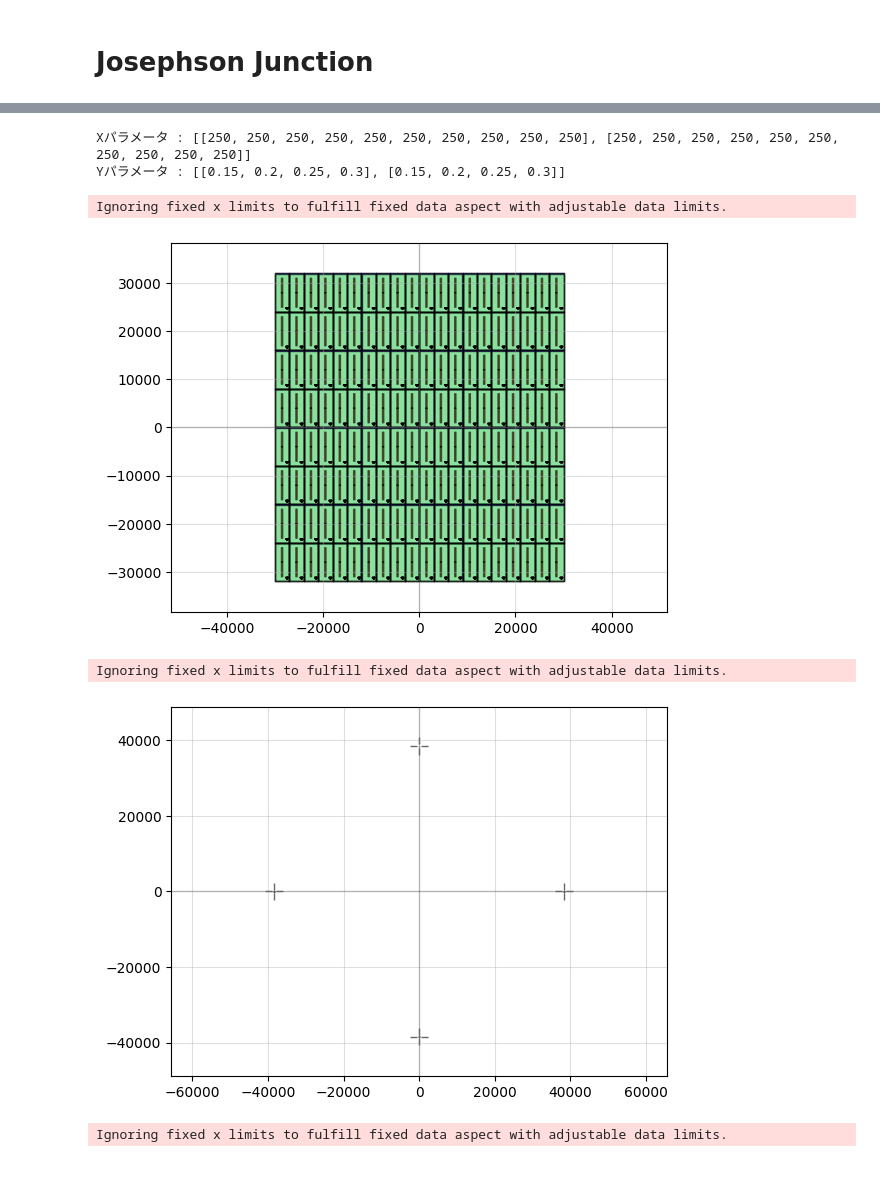
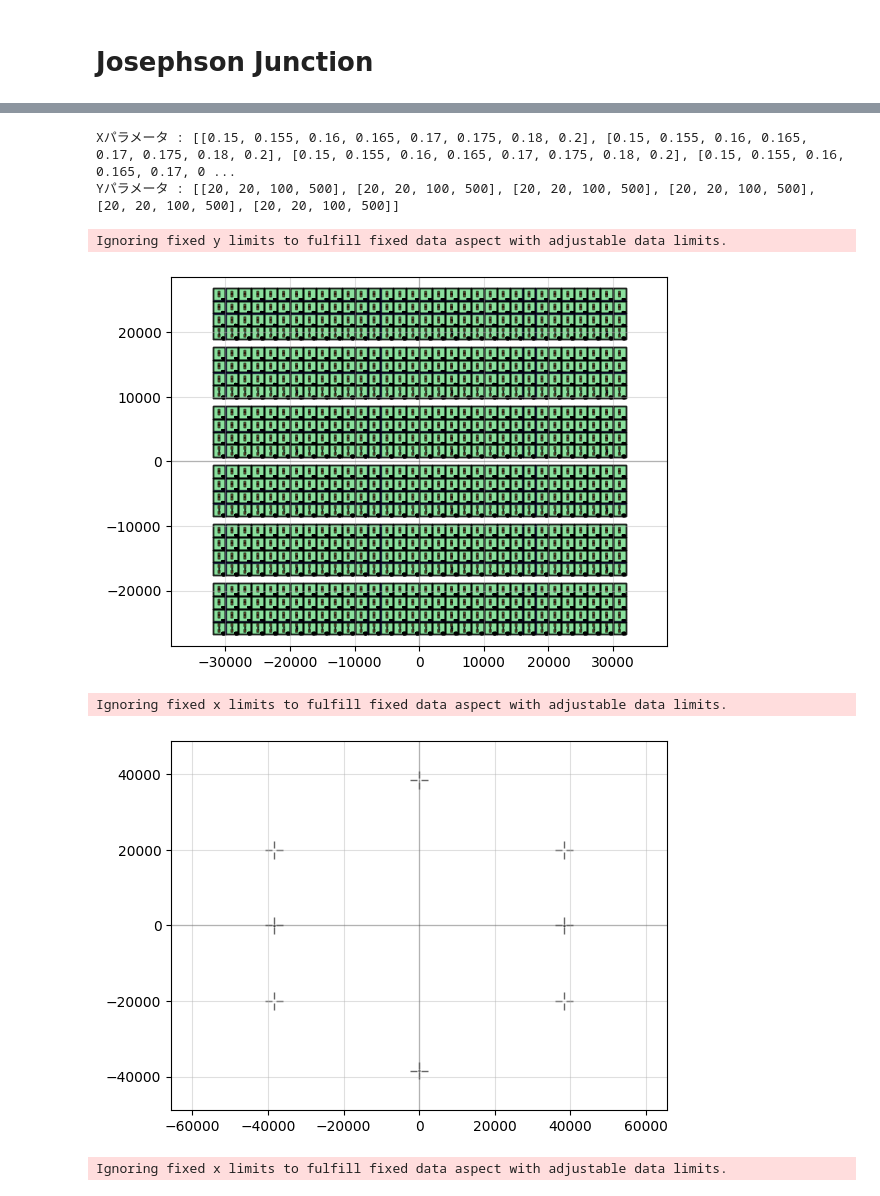
Before and after one commit to knakazono1999/Quantum-GDSDesign, a Jupyter notebook: transmon3D_nakazono.ipynb, the cells around one changed output, grey strips where cells are left out. Drawn from its saved outputs; the diff is of its cells as text; code cells hidden in the pictures.

```diff
--- a/transmon3D_nakazono.ipynb
+++ b/transmon3D_nakazono.ipynb
@@ -43,9 +43,9 @@ Username="nakazono"
 #テンポラリーかどうか(保険)
 temp=True
 
-wafertype = "sapphire" # silicon or sapphire
+wafertype = "silicon"#"sapphire" # silicon or sapphire
 JJtype = "manhattan" # manhattan or dolan
-Squid = True
+Squid = False
 Bandage = True
 EB_marker = True
 one_step =False
@@ -120,7 +120,7 @@ Ignoring fixed x limits to fulfill fixed data aspect with adjustable data limits
 # JJ = device_JJ(width = 0.3, JJtype = "manhattan", squid = True, bandage = False)
 # JJ = device_JJ(width = 0.3, JJtype = "manhattan", squid = False, bandage = False)
 # JJ = device_JJ(width = 0.135, JJtype = "manhattan", squid = True, bandage = True)
-JJ = device_JJ(width = 0.2, JJtype = "manhattan", squid = False, bandage = True)
+JJ = device_JJ(width = 0.2, JJtype = "manhattan", squid = False, bandage = True,Pad_gap=40)
 #JJ = device_JJ(width = 1.0, JJtype = "dolan", squid = True, bandage = False)
 # JJ = device_JJ(width = 1.0, JJtype = "dolan", squid = False, bandage = False)
 # JJ = device_JJ(width = 1.0, JJtype = "dolan", squid = True, bandage = True)
@@ -133,8 +133,8 @@ Ignoring fixed x limits to fulfill fixed data aspect with adjustable data limits
 wafer = device_Wafer(inch = 4)
 
 #ここの変数を変える
-x_variable="Grid_pad_width"
-y_variable="Grid_jj_width"
+x_variable="Grid_jj_width"
+y_variable="Grid_pad_gap"
 
 def base_custom_chip(params):
     """
@@ -146,6 +146,7 @@ def base_custom_chip(params):
 
     pad_width = params.get('Grid_pad_width', Pad_width)
     pad_height = params.get('Grid_pad_height', Pad_height)
+    pad_gap = params.get('Grid_pad_gap', Pad_gap)
     jj_width = params.get('Grid_jj_width', 0.2)
     finger_width = params.get('Grid_finger_width', 0.15) # Dolan用
 
@@ -157,18 +158,18 @@ def base_custom_chip(params):
     PAD = Device('PAD')
     rectangle = pg.rectangle((pad_width, pad_height), Pad_layer)
     rectangle.polygons[0].fillet(Pad_rounding)
-    PAD.add_ref(rectangle).movey(0.5 * Pad_gap)
-    PAD.add_ref(rectangle).mirror(p1=(0, 0), p2=(1, 0)).movey(-0.5 * Pad_gap)
+    PAD.add_ref(rectangle).movey(0.5 * pad_gap)
+    PAD.add_ref(rectangle).mirror(p1=(0, 0), p2=(1, 0)).movey(-0.5 * pad_gap)
     PAD.center = (0, 0)
     chip.add_ref(PAD)
 
     # --- JJ生成 ---
     if JJtype == "dolan":
-        JJ_squid = device_JJ(bridge_width=jj_width, finger_width=finger_width, JJtype=JJtype, squid=True, bandage=Bandage, photolitho=False)
-        JJ = device_JJ(bridge_width=jj_width, finger_width=finger_width, JJtype=JJtype, squid=False, bandage=Bandage, photolitho=False)
+        JJ_squid = device_JJ(bridge_width=jj_width, finger_width=finger_width, JJtype=JJtype, squid=True, bandage=Bandage, photolitho=False,Pad_gap=pad_gap)
+        JJ = device_JJ(bridge_width=jj_width, finger_width=finger_width, JJtype=JJtype, squid=False, bandage=Bandage, photolitho=False,Pad_gap=pad_gap)
     else: # manhattan
-        JJ_squid = device_JJ(width=jj_width, JJtype=JJtype, squid=True, bandage=Bandage, photolitho=False)
-        JJ = device_JJ(width=jj_width, JJtype=JJtype, squid=False, bandage=Bandage, photolitho=False)
+        JJ_squid = device_JJ(width=jj_width, JJtype=JJtype, squid=True, bandage=Bandage, photolitho=False,Pad_gap=pad_gap)
+        JJ = device_JJ(width=jj_width, JJtype=JJtype, squid=False, bandage=Bandage, photolitho=False,Pad_gap=pad_gap)
 
     if Squid:
         chip.add_ref(JJ_squid)
@@ -176,7 +177,8 @@ def base_custom_chip(params):
         chip.add_ref(JJ)
 
     # --- テキストラベル生成 ---
-    text_label = '\n'.join([f'{k}: {v}' for k, v in params.items()])
+    text_label = dt_date+f'\n'
+    text_label += '\n'.join([f'{k}: {v}' for k, v in params.items()])
     T = pg.text(text_label, size=Text_size, layer=Text_layer)
     T.center = (0,0)
     move_x = Text_pos_x * 0.5 * Chip_size_x
@@ -201,7 +203,7 @@ def base_custom_chip(params):
     TA.center = (0, 0)
     TA_squid = pg.copy(TA)
     TA_squid.add_ref(JJ_squid)
-    TA_squid.movex(2*TestPoint_box_width)
+    TA_squid.movex(4*TestPoint_box_width)
     TA.add_ref(JJ)
     TA.add_ref(TA_squid)
     TA.center = (0,0)
@@ -265,7 +267,7 @@ if grid_x_params and grid_y_params:
     # 外側のgridsweep: チップの「ブロック」を並べる
     #island_spacing=(70000, 0)
     #island_spacing=(3000, 8000)
-    island_spacing=(0,0)
+    island_spacing=(0,1000)
     D = pg.gridsweep(
         function=create_chip_block,
         param_x={'x_params_list': grid_x_params},
@@ -297,37 +299,37 @@ if island_spacing==(0,0):
 
     wafer.add_ref(DicingMarker).center = (-0.5*spacing_x, -0.5*spacing_y)
     wafer.add_ref(DicingMarker).center = (-0.5*spacing_x,  0.5*spacing_y)
     wafer.add_ref(DicingMarker).center = ( 0.5*spacing_x, -0.5*spacing_y)
     wafer.add_ref(DicingMarker).center = ( 0.5*spacing_x,  0.5*spacing_y)
 else:
     dicing_x=34500
     dicing_y=32000
     wafer.add_ref(DicingMarker).center = (-dicing_x, -dicing_y)
     wafer.add_ref(DicingMarker).center = (-dicing_x,  dicing_y)
     wafer.add_ref(DicingMarker).center = ( dicing_x, -dicing_y)
     wafer.add_ref(DicingMarker).center = ( dicing_x,  dicing_y)
 
 
 
 
 # wafer.add_ref(DicingMarker).center = (-1*spacing_x, -1*spacing_y)
 # wafer.add_ref(DicingMarker).center = (-1*spacing_x,  1*spacing_y)
 # wafer.add_ref(DicingMarker).center = ( 1*spacing_x, -1*spacing_y)
 # wafer.add_ref(DicingMarker).center = ( 1*spacing_x,  1*spacing_y)
 
 
 if EB_marker:
     EBmarkers = device_EBmarkers(marker_pos = EBMarker_pos, layer = EBMarker_layer)
     qp(EBmarkers)
     wafer.add_ref(EBmarkers)
 
 
 qp(wafer)
 # %% [output]
-Xパラメータ : [[250, 250, 250, 250, 250, 250, 250, 250, 250, 250], [250, 250, 250, 250, 250, 250, 250, 250, 250, 250]]
-Yパラメータ : [[0.15, 0.2, 0.25, 0.3], [0.15, 0.2, 0.25, 0.3]]
+Xパラメータ : [[0.15, 0.155, 0.16, 0.165, 0.17, 0.175, 0.18, 0.2], [0.15, 0.155, 0.16, 0.165, 0.17, 0.175, 0.18, 0.2], [0.15, 0.155, 0.16, 0.165, 0.17, 0.175, 0.18, 0.2], [0.15, 0.155, 0.16, 0.165, 0.17, 0 ...
+Yパラメータ : [[20, 20, 100, 500], [20, 20, 100, 500], [20, 20, 100, 500], [20, 20, 100, 500], [20, 20, 100, 500], [20, 20, 100, 500]]
-Ignoring fixed x limits to fulfill fixed data aspect with adjustable data limits.
+Ignoring fixed y limits to fulfill fixed data aspect with adjustable data limits.
-[figure, old version]
+[figure, new version]
 Ignoring fixed x limits to fulfill fixed data aspect with adjustable data limits.
-[figure, old version]
+[figure, new version]
 Ignoring fixed x limits to fulfill fixed data aspect with adjustable data limits.
```
Also changed, not shown: parts of 6 cells of this notebook, 16 other files.
